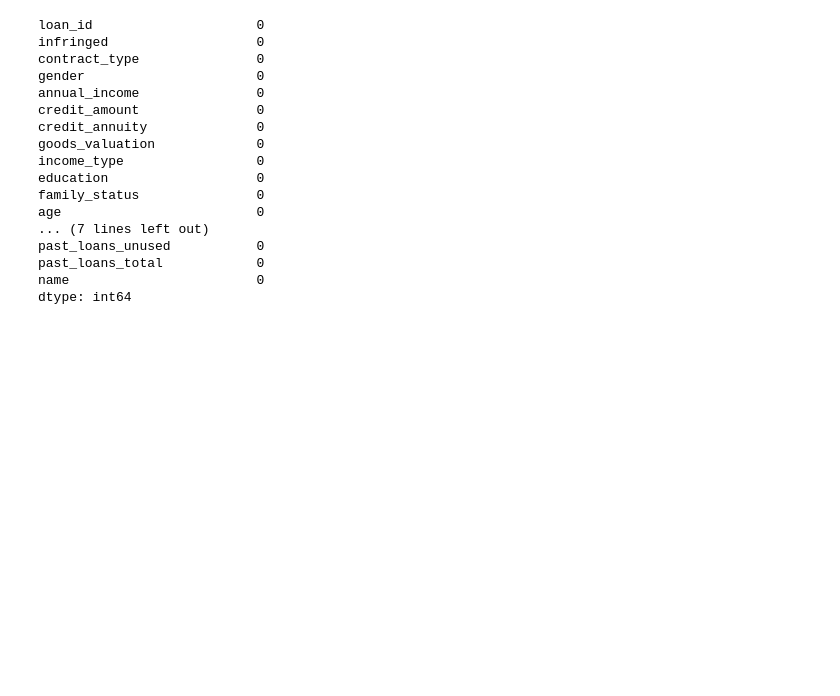
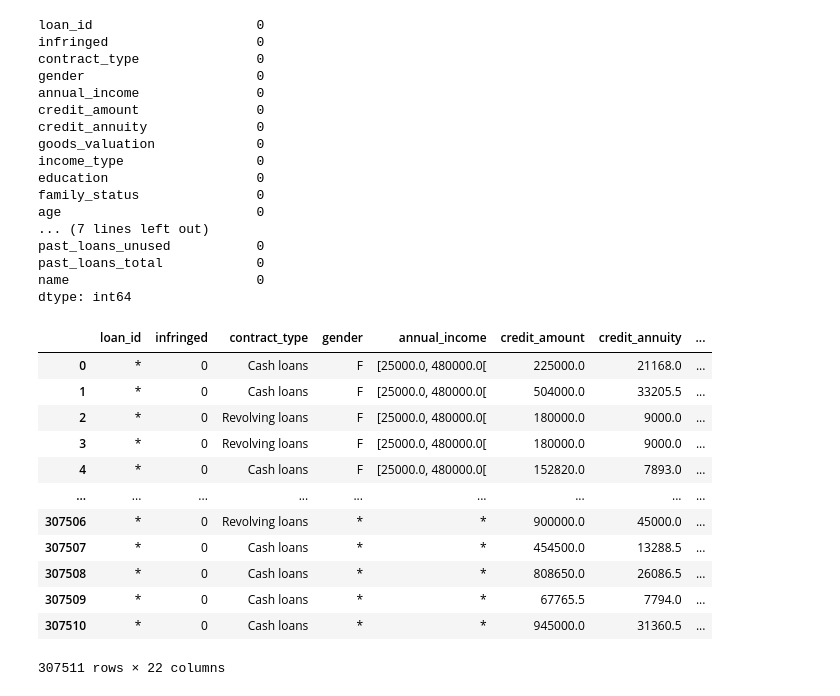
Before and after one commit to patii01/SP-Project, a Jupyter notebook: Assignment 2/dataset.ipynb, the cells around one changed output. Cells and saved outputs as stored; diff of their text form; code cells hidden in the pictures; blank space fills up the shorter version.

```diff
--- a/Assignment 2/dataset.ipynb
+++ b/Assignment 2/dataset.ipynb
@@ -59,3 +59,24 @@ past_loans_unused           0
 past_loans_total            0
 name                        0
 dtype: int64
+# %%
+import numpy as np
+import pandas as pd
+import seaborn as sns
+
+anonymized = pd.read_csv('data/data_anonymized.csv')
+display(anonymized)
+# %% [output]
+|  | loan_id | infringed | contract_type | gender | annual_income | credit_amount | credit_annuity | ... |
+| 0 | * | 0 | Cash loans | F | [25000.0, 480000.0[ | 225000.0 | 21168.0 | ... |
+| 1 | * | 0 | Cash loans | F | [25000.0, 480000.0[ | 504000.0 | 33205.5 | ... |
+| 2 | * | 0 | Revolving loans | F | [25000.0, 480000.0[ | 180000.0 | 9000.0 | ... |
+| 3 | * | 0 | Revolving loans | F | [25000.0, 480000.0[ | 180000.0 | 9000.0 | ... |
+| 4 | * | 0 | Cash loans | F | [25000.0, 480000.0[ | 152820.0 | 7893.0 | ... |
+| ... | ... | ... | ... | ... | ... | ... | ... | ... |
+| 307506 | * | 0 | Revolving loans | * | * | 900000.0 | 45000.0 | ... |
+| 307507 | * | 0 | Cash loans | * | * | 454500.0 | 13288.5 | ... |
+| 307508 | * | 0 | Cash loans | * | * | 808650.0 | 26086.5 | ... |
+| 307509 | * | 0 | Cash loans | * | * | 67765.5 | 7794.0 | ... |
+| 307510 | * | 0 | Cash loans | * | * | 945000.0 | 31360.5 | ... |
+307511 rows × 22 columns
```
Also changed, not shown: parts of 2 cells of this notebook, 9 other files.
